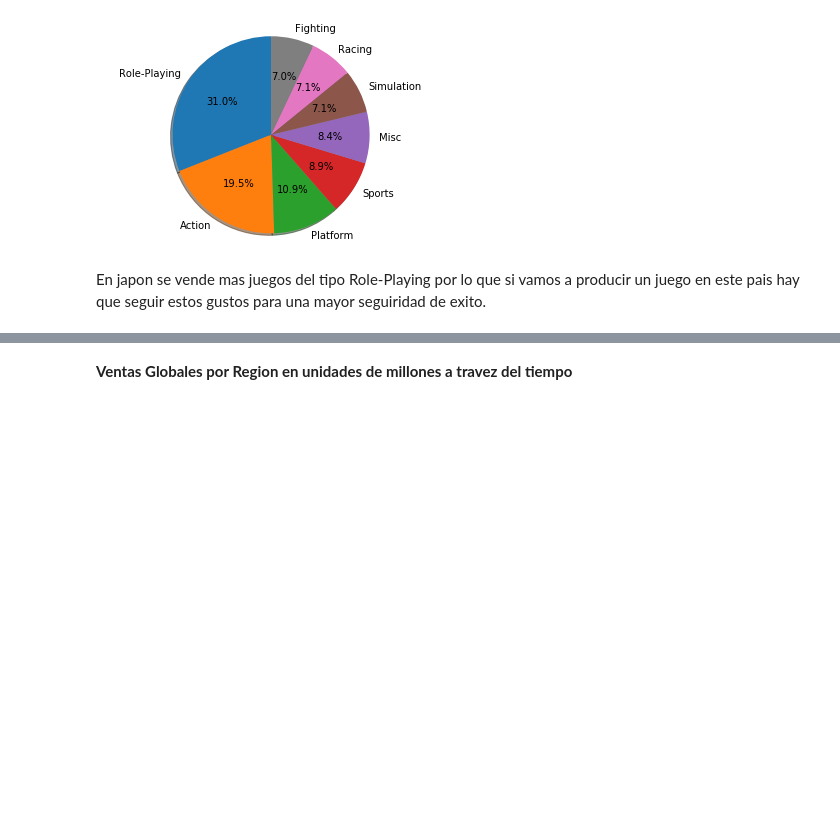
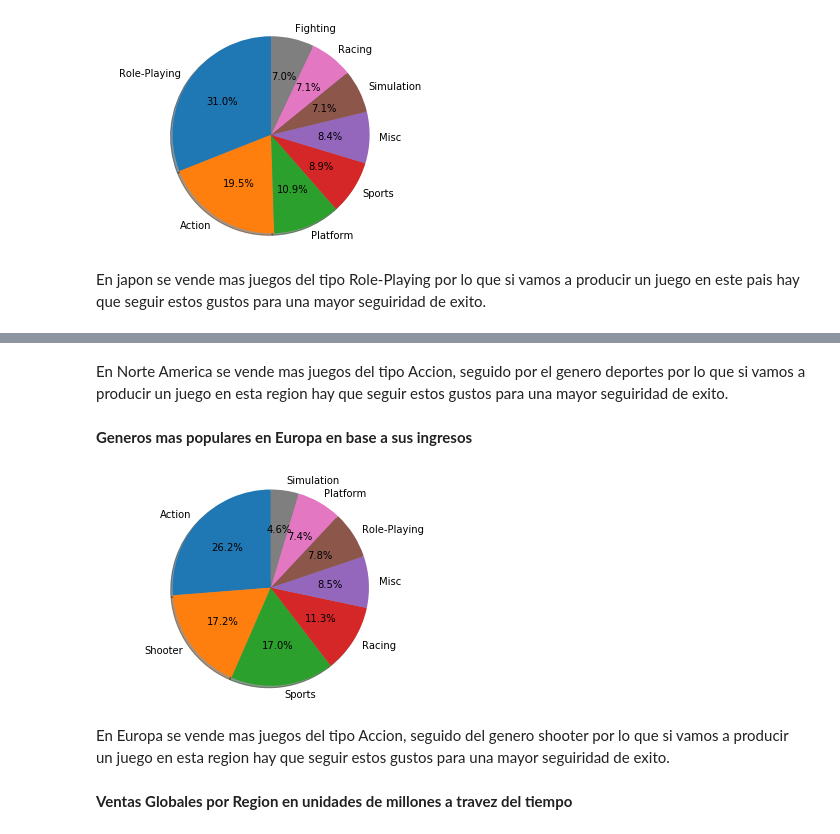
Before and after one commit to JosueStudent/Mineria_de_Datos, a Jupyter notebook: Avance PIA/PIA V2.ipynb, the cells around one changed output, grey strips where cells are left out. Cells and saved outputs as stored; diff of their text form; code cells hidden in the pictures; blank space fills up the shorter version.

```diff
--- a/Avance PIA/PIA V2.ipynb
+++ b/Avance PIA/PIA V2.ipynb
@@ -349,3 +392,17 @@ En japon se vende mas juegos del tipo Role-Playing por lo que si vamos a produci
+# %% [markdown]
+En Norte America se vende mas juegos del tipo Accion, seguido por el genero deportes por lo que si vamos a producir un juego en esta region hay que seguir estos gustos para una mayor seguiridad de exito.
+# %% [markdown]
+**Generos mas populares en Europa en base a sus ingresos**
+# %%
+NGenEU=Data5.groupby('Genero').sum().V_EU.sort_values(ascending=False).head(8)
+fig1, ax1 = plt.subplots()
+ax1.pie(NGenEU, labels=NGenEU.index, autopct='%1.1f%%',shadow=True, startangle=90)
+ax1.axis('equal')  # Equal aspect ratio ensures that pie is drawn as a circle.
+plt.show()
+# %% [output]
+[figure, added]
+# %% [markdown]
+En Europa se vende mas juegos del tipo Accion, seguido del genero shooter por lo que si vamos a producir un juego en esta region hay que seguir estos gustos para una mayor seguiridad de exito.
 # %% [markdown]
 **Ventas Globales por Region en unidades de millones a travez del tiempo**
 # %%
```
Also changed, not shown: parts of 15 cells of this notebook.
